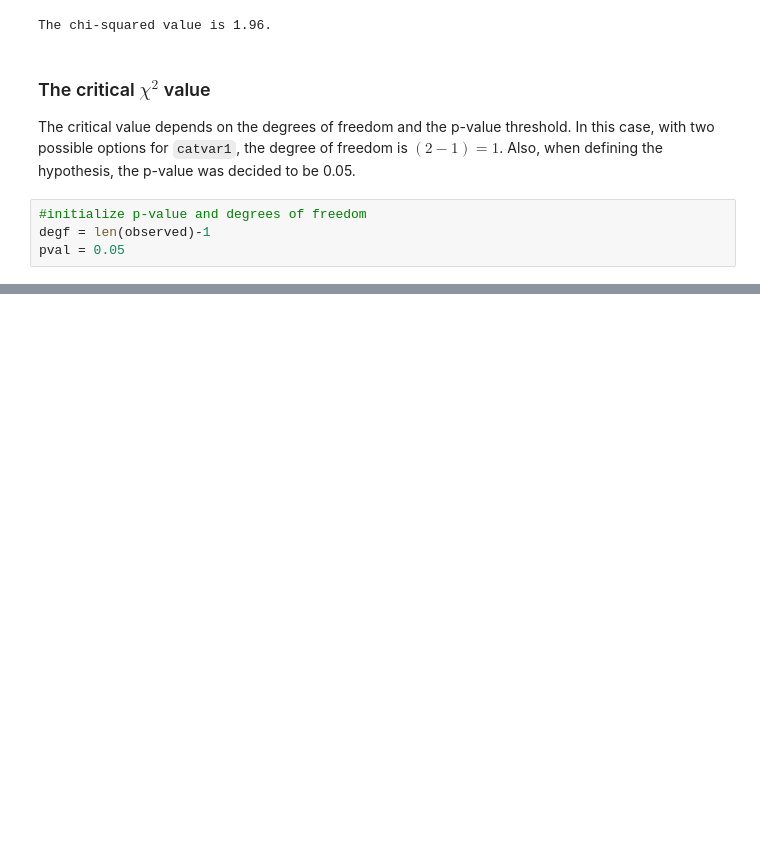
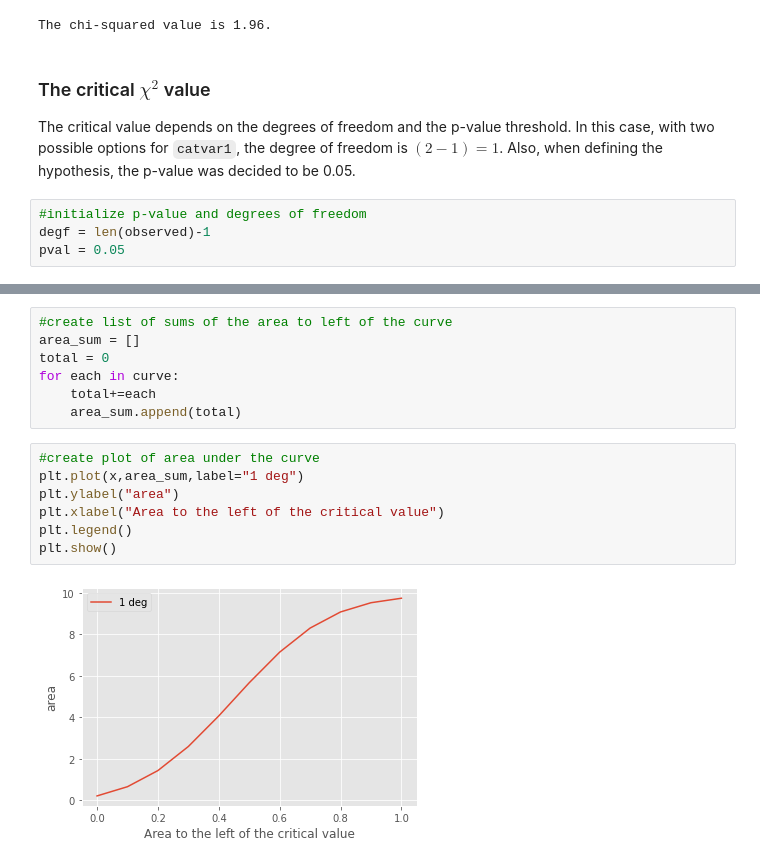
Before and after one commit to bronwencc/python_practice, a Jupyter notebook: chi-squared-test.ipynb, the cells around one changed output, grey strips where cells are left out. Cells and saved outputs as stored; diff of their text form; blank space fills up the shorter version.

```diff
--- a/chi-squared-test.ipynb
+++ b/chi-squared-test.ipynb
@@ -119,0 +141,16 @@ plt.plot(x,y)
+# %%
+#create list of sums of the area to left of the curve
+area_sum = []
+total = 0
+for each in curve:
+    total+=each
+    area_sum.append(total)
+# %%
+#create plot of area under the curve
+plt.plot(x,area_sum,label="1 deg")
+plt.ylabel("area")
+plt.xlabel("Area to the left of the critical value")
+plt.legend()
+plt.show()
+# %% [output]
+[figure, added]
```
Also changed, not shown: parts of 6 cells of this notebook.
